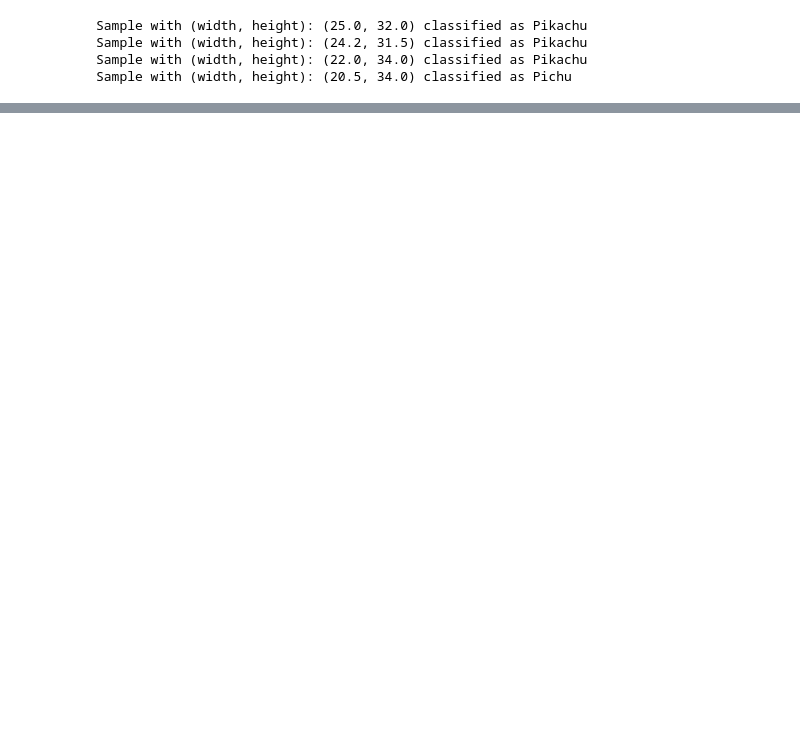
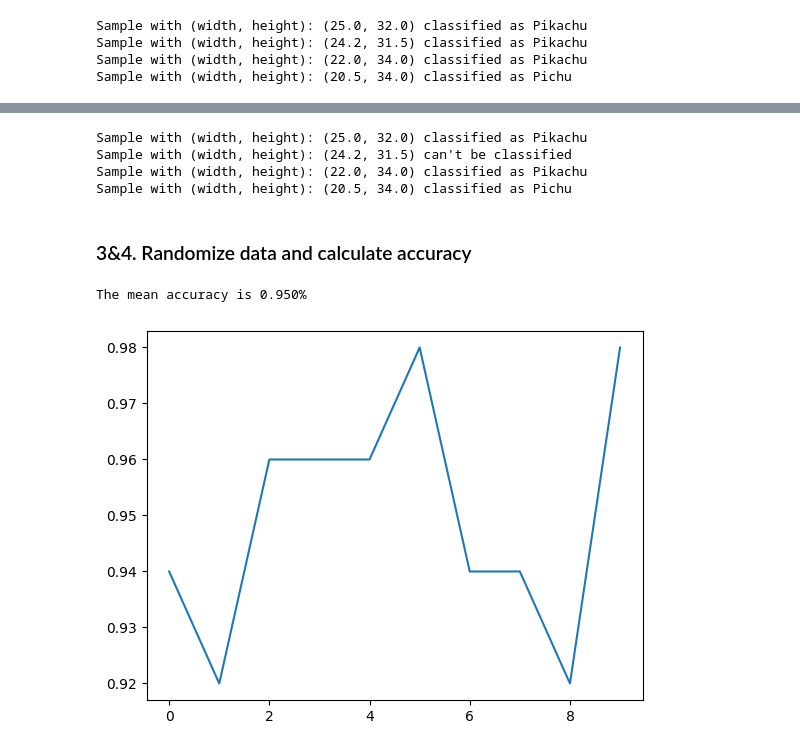
Before and after one commit to jvesand/python-johan-sandberg, a Jupyter notebook: Labs/lab2.ipynb, the cells around one changed output, grey strips where cells are left out. Drawn from its saved outputs; the diff is of its cells as text; code cells hidden in the pictures; blank space fills up the shorter version.

```diff
--- a/Labs/lab2.ipynb
+++ b/Labs/lab2.ipynb
@@ -80,0 +121,74 @@ Sample with (width, height): (20.5, 34.0) classified as Pichu
+# %%
+def ten_point_classification(points, pichu_points=pichu_data, pikachu_points=pikachu_data):
+    # get distance between each test point and each training point
+    # with numpy, source: https://sparrow.dev/pairwise-distance-in-numpy/
+    distance_pichu = np.linalg.norm(points[:, None, :] - pichu_points[None, :, :], axis=-1)
+    distance_pika = np.linalg.norm(points[:, None, :] - pikachu_points[None, :, :], axis=-1)
+
+    # see if majority of 10 closest points are in pichu or pika training data
+    # for each test point
+    for i in range(len(points)):
+        # merge and sort
+        min_distance = np.append(distance_pichu[i], distance_pika[i])
+        min_distance = np.sort(min_distance)
+
+        # loop through 10 closest points and count how many are pichu
+        pichu_count = 0
+        for distance in min_distance[:10]:
+            if distance in distance_pichu:
+                pichu_count += 1
+
+        if pichu_count > 5:
+            print(f"Sample with (width, height): ({points[i][0]}, {points[i][1]}) classified as Pichu")
+        elif pichu_count < 5:
+            print(f"Sample with (width, height): ({points[i][0]}, {points[i][1]}) classified as Pikachu")
+        else:
+            print(f"Sample with (width, height): ({points[i][0]}, {points[i][1]}) can't be classified")
+
+# # call the function with the supplied test data
+ten_point_classification(test_data)
+# %% [output]
+Sample with (width, height): (25.0, 32.0) classified as Pikachu
+Sample with (width, height): (24.2, 31.5) can't be classified
+Sample with (width, height): (22.0, 34.0) classified as Pikachu
+Sample with (width, height): (20.5, 34.0) classified as Pichu
+# %% [markdown]
+### 3&4. Randomize data and calculate accuracy
+# %%
+
+def accuracy(repeats=1):
+
+    accuracy_list = []
+
+    for i in range(repeats):
+        # shuffle the rows of the data
+        # source: https://www.geeksforgeeks.org/how-to-randomly-select-rows-of-an-array-in-python-with-numpy/
+        np.random.shuffle(pichu_data)
+        np.random.shuffle(pikachu_data)
+
+        pichu_data_random = pichu_data[:50]
+        pikachu_data_random = pikachu_data[:50]
+
+        test_data_pichu = pichu_data[50:]
+        test_data_pikachu = pikachu_data[50:]
+
+        tp = classification(test_data_pichu, pichu_points=pichu_data_random, pikachu_points=pikachu_data_random, count=1)
+        tn = 25 - classification(test_data_pikachu, pichu_points=pichu_data_random, pikachu_points=pikachu_data_random, count=1)
+        total = len(test_data_pichu) + len(test_data_pikachu)
+        accuracy = (tp+tn)/total
+        accuracy_list.append(accuracy)
+
+    # return mean accuracy through np array
+    # source: https://stackoverflow.com/a/20329778
+    accuracy = np.array(accuracy_list)
+    print(f"The mean accuracy is {np.mean(accuracy):.3f}%")
+
+    if repeats > 1:
+        # plot accuracy
+        plt.plot(accuracy)
+
+
+accuracy(repeats=10)
+# %% [output]
+The mean accuracy is 0.950%
+[figure, added]
```
Also changed, not shown: parts of 7 cells of this notebook.
